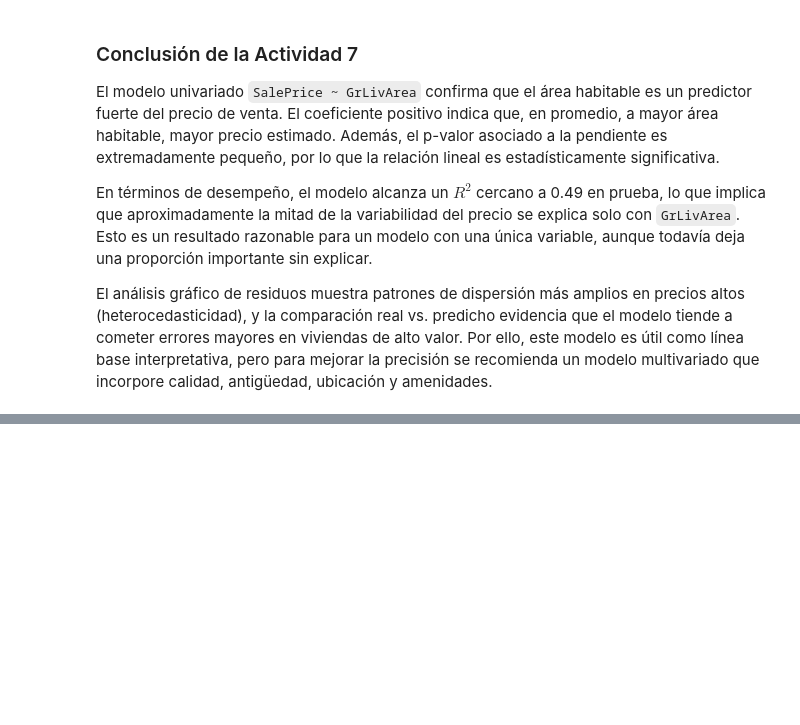
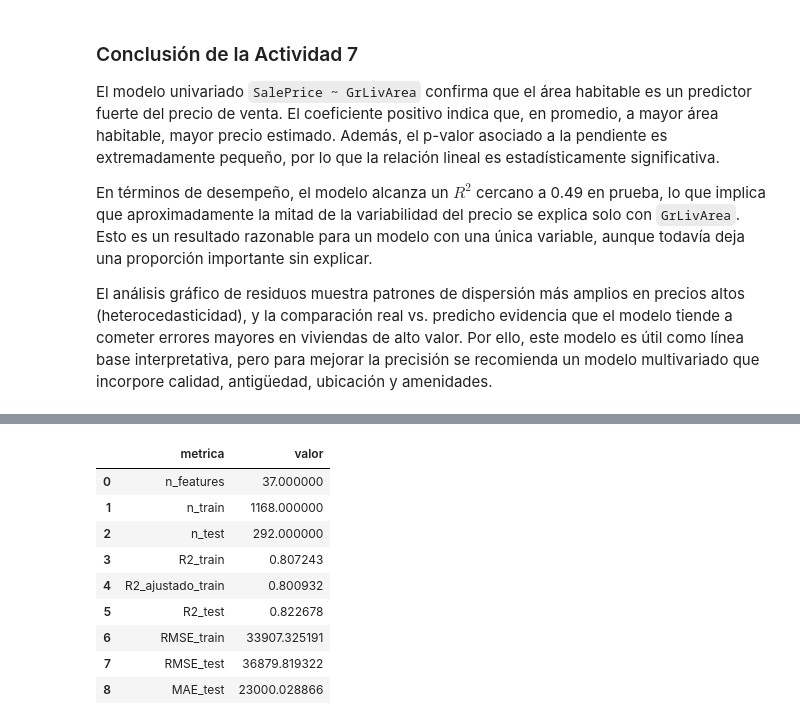
Before and after one commit to erickguerra2/MD-LAB03, a Jupyter notebook: main.ipynb, the cells around one changed output, grey strips where cells are left out. Drawn from its saved outputs; the diff is of its cells as text; code cells hidden in the pictures; blank space fills up the shorter version.

Commit message:
actividad 8

```diff
--- a/main.ipynb
+++ b/main.ipynb
@@ -955,0 +967,86 @@ El análisis gráfico de residuos muestra patrones de dispersión más amplios e
+# %%
+# Modelo multivariado con todas las variables numericas
+import pandas as pd
+import numpy as np
+import matplotlib.pyplot as plt
+import seaborn as sns
+
+from sklearn.model_selection import train_test_split
+from sklearn.linear_model import LinearRegression
+from sklearn.metrics import r2_score, mean_squared_error, mean_absolute_error
+from IPython.display import display
+
+# Reusar el dataframe limpio de actividades previas; si no existe, cargar train.csv
+if 'df' in globals():
+    df_multi = df.copy()
+else:
+    df_multi = pd.read_csv('./data/train.csv')
+
+# Definir target y seleccionar todas las variables numericas predictoras
+TARGET = 'SalePrice'
+
+if TARGET not in df_multi.columns:
+    raise ValueError('No se encontro la variable SalePrice en el dataframe.')
+
+# Evitar fuga de informacion con LogSalePrice
+exclude_cols = [TARGET, 'LogSalePrice']
+num_cols_multi = df_multi.select_dtypes(include=[np.number]).columns.tolist()
+features_multi = [c for c in num_cols_multi if c not in exclude_cols]
+
+X_multi = df_multi[features_multi].copy()
+y_multi = df_multi[TARGET].copy()
+
+# Imputar nulos numericos con mediana
+X_multi = X_multi.fillna(X_multi.median(numeric_only=True))
+
+seed_local = globals().get('SEED', 42)
+X_train_m, X_test_m, y_train_m, y_test_m = train_test_split(
+    X_multi, y_multi, test_size=0.20, random_state=seed_local
+)
+
+modelo_multi = LinearRegression()
+modelo_multi.fit(X_train_m, y_train_m)
+
+y_train_pred_m = modelo_multi.predict(X_train_m)
+y_test_pred_m = modelo_multi.predict(X_test_m)
+
+residuos_train_m = y_train_m - y_train_pred_m
+residuos_test_m = y_test_m - y_test_pred_m
+
+# Metricas
+def rmse(y_true, y_pred):
+    return np.sqrt(mean_squared_error(y_true, y_pred))
+
+r2_train_m = r2_score(y_train_m, y_train_pred_m)
+r2_test_m = r2_score(y_test_m, y_test_pred_m)
+rmse_train_m = rmse(y_train_m, y_train_pred_m)
+rmse_test_m = rmse(y_test_m, y_test_pred_m)
+mae_test_m = mean_absolute_error(y_test_m, y_test_pred_m)
+
+# R2 ajustado en train
+a = len(y_train_m)
+p = X_train_m.shape[1]
+r2_adj_train_m = 1 - (1 - r2_train_m) * (a - 1) / (a - p - 1)
+
+resumen_multi = pd.DataFrame({
+    'metrica': ['n_features', 'n_train', 'n_test', 'R2_train', 'R2_ajustado_train', 'R2_test', 'RMSE_train', 'RMSE_test', 'MAE_test'],
+    'valor': [p, a, len(y_test_m), r2_train_m, r2_adj_train_m, r2_test_m, rmse_train_m, rmse_test_m, mae_test_m]
+})
+
+coef_df = pd.DataFrame({
+    'variable': X_train_m.columns,
+    'coeficiente': modelo_multi.coef_
+})
+coef_df['abs_coef'] = coef_df['coeficiente'].abs()
+coef_top = coef_df.sort_values('abs_coef', ascending=False).head(15)
+
+print('=== MODELO MULTIVARIADO: SalePrice ~ Todas las variables numericas ===')
+print(f'Variables predictoras usadas: {p}')
+print(f'Intercepto: {modelo_multi.intercept_:,.2f}')
+
+print('\nResumen de metricas:')
+display(resumen_multi)
+
+print('Top 15 coeficientes (magnitud absoluta):')
+display(coef_top[['variable', 'coeficiente']])
+# %% [output]
@@ -955,0 +1058,10 @@ El análisis gráfico de residuos muestra patrones de dispersión más amplios e
+|  | metrica | valor |
+| 0 | n_features | 37.000000 |
+| 1 | n_train | 1168.000000 |
+| 2 | n_test | 292.000000 |
+| 3 | R2_train | 0.807243 |
+| 4 | R2_ajustado_train | 0.800932 |
+| 5 | R2_test | 0.822678 |
+| 6 | RMSE_train | 33907.325191 |
+| 7 | RMSE_test | 36879.819322 |
+| 8 | MAE_test | 23000.028866 |
```
Also changed, not shown: parts of 5 cells of this notebook.
